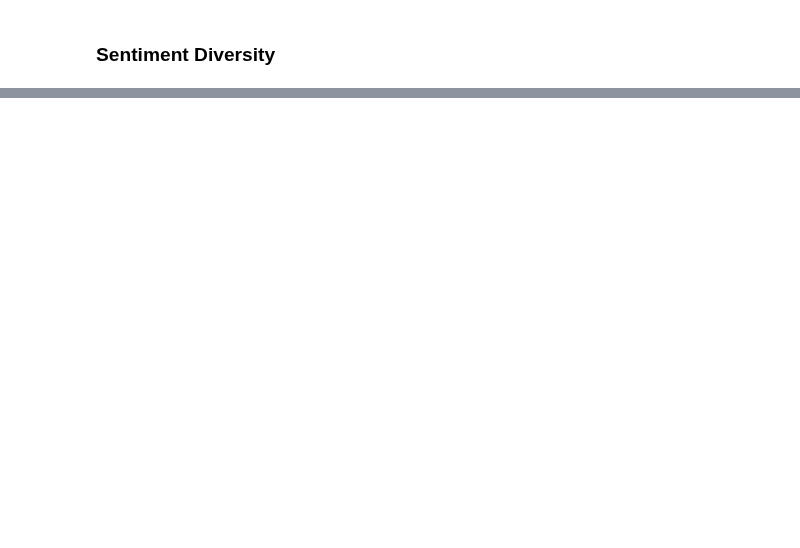
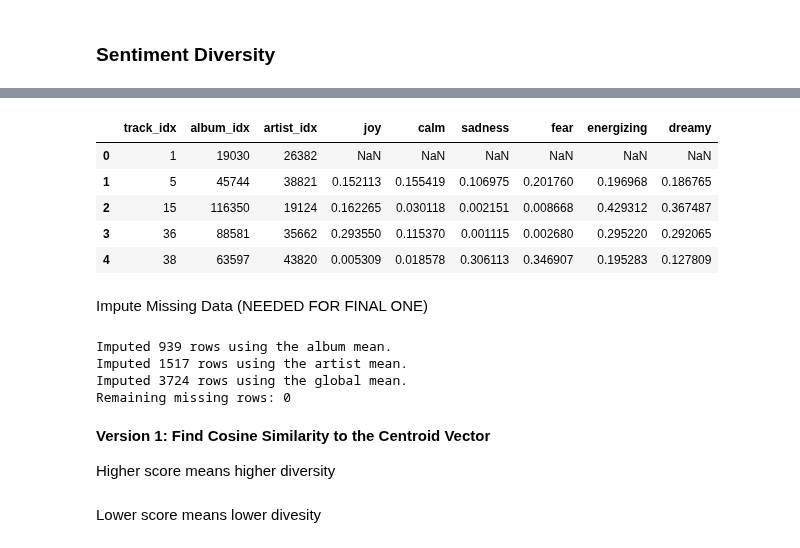
Before and after one commit to ouch528/Spotifynd, a Jupyter notebook: 1000_sampling/script.ipynb, the cells around one changed output, grey strips where cells are left out. Saved outputs shown, nothing was run; the diff lists cells and outputs as text; code cells hidden in the pictures; blank space fills up the shorter version.

```diff
--- a/1000_sampling/script.ipynb
+++ b/1000_sampling/script.ipynb
@@ -202,0 +441,56 @@ playlist_final = playlist_final.drop(columns=["early_years_proportion", "classic
+# %%
+track_sentiment = track_final[['track_idx', 'album_idx', 'artist_idx', "joy", "calm", "sadness", "fear", "energizing", "dreamy"]]
+track_sentiment.head()
+# %% [output]
+|  | track_idx | album_idx | artist_idx | joy | calm | sadness | fear | energizing | dreamy |
+| 0 | 1 | 19030 | 26382 | NaN | NaN | NaN | NaN | NaN | NaN |
+| 1 | 5 | 45744 | 38821 | 0.152113 | 0.155419 | 0.106975 | 0.201760 | 0.196968 | 0.186765 |
+| 2 | 15 | 116350 | 19124 | 0.162265 | 0.030118 | 0.002151 | 0.008668 | 0.429312 | 0.367487 |
+| 3 | 36 | 88581 | 35662 | 0.293550 | 0.115370 | 0.001115 | 0.002680 | 0.295220 | 0.292065 |
+| 4 | 38 | 63597 | 43820 | 0.005309 | 0.018578 | 0.306113 | 0.346907 | 0.195283 | 0.127809 |
+# %% [markdown]
+Impute Missing Data (NEEDED FOR FINAL ONE)
+# %%
+# Define columns to impute
+sentiment_columns = ["joy", "calm", "sadness", "fear", "energizing", "dreamy"]
+
+# Step 1: Impute missing values using the mean of the same album
+before_imputation_album = track_sentiment[sentiment_columns].isna().sum().sum()
+track_sentiment.loc[:, sentiment_columns] = track_sentiment.groupby("album_idx")[sentiment_columns].transform(lambda x: x.fillna(x.mean()))
+after_imputation_album = track_sentiment[sentiment_columns].isna().sum().sum()
+imputed_album = before_imputation_album - after_imputation_album
+print(f"Imputed {int(imputed_album / 6)} rows using the album mean.")
+
+# Step 2: Impute missing values using the mean of the same artist (if still missing)
+before_imputation_artist = track_sentiment[sentiment_columns].isna().sum().sum()
+track_sentiment.loc[:, sentiment_columns] = track_sentiment.groupby("artist_idx")[sentiment_columns].transform(lambda x: x.fillna(x.mean()))
+after_imputation_artist = track_sentiment[sentiment_columns].isna().sum().sum()
+imputed_artist = before_imputation_artist - after_imputation_artist
+print(f"Imputed {int(imputed_artist / 6)} rows using the artist mean.")
+
+# Step 3: Impute remaining missing values using the global mean
+before_imputation_global = track_sentiment[sentiment_columns].isna().sum().sum()
+track_sentiment.loc[:, sentiment_columns] = track_sentiment[sentiment_columns].fillna(track_sentiment[sentiment_columns].mean())
+after_imputation_global = track_sentiment[sentiment_columns].isna().sum().sum()
+imputed_global = before_imputation_global - after_imputation_global
+print(f"Imputed {int(imputed_global / 6)} rows using the global mean.")
+
+# Verify if any missing values remain
+remaining_missing = track_sentiment[sentiment_columns].isna().sum().sum()
+print(f"Remaining missing rows: {remaining_missing}")
+
+# Normalize the rows so that the sum of each row equals 1
+track_sentiment.loc[:, sentiment_columns] = track_sentiment[sentiment_columns].div(track_sentiment[sentiment_columns].sum(axis=1), axis=0)
+
+track_sentiment = track_sentiment.drop(columns=['artist_idx', 'album_idx'])
+# %% [output]
+Imputed 939 rows using the album mean.
+Imputed 1517 rows using the artist mean.
+Imputed 3724 rows using the global mean.
+Remaining missing rows: 0
+# %% [markdown]
+**Version 1: Find Cosine Similarity to the Centroid Vector**
+
+
+Higher score means higher diversity <br><br>
+Lower score means lower divesity
```
Also changed, not shown: parts of 27 cells of this notebook, 1 other file.
